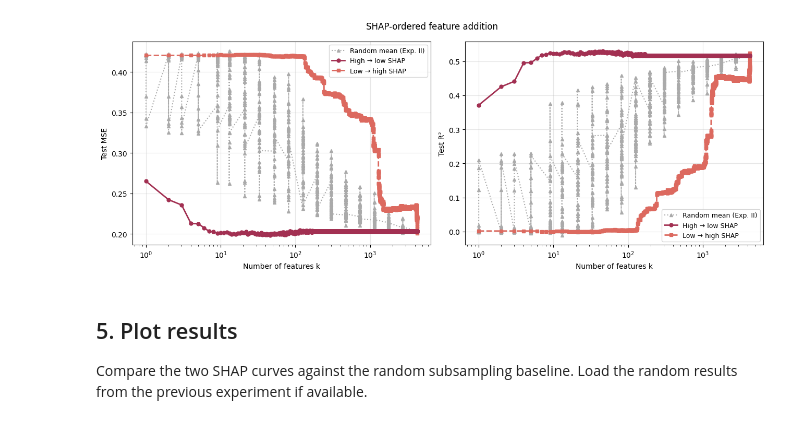
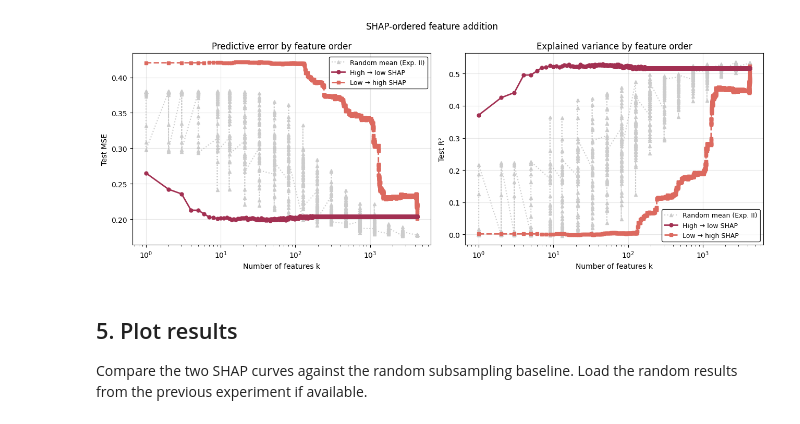
Before and after one commit to OxfordDemSci/aleatoric-luck, a Jupyter notebook: notebooks/xgboost_shap.ipynb, the cells around one changed output. Saved outputs shown, nothing was run; the diff lists cells and outputs as text; code cells hidden in the pictures.

```diff
--- a/notebooks/xgboost_shap.ipynb
+++ b/notebooks/xgboost_shap.ipynb
@@ -29,0 +27,13 @@ plt.show()
+# %%
+imp = shap_importance.set_index("feature")["mean_abs_shap"].sort_values(ascending=False)
+
+fig, ax = plt.subplots(figsize=(6.5, 4))
+
+imp.head(10).sort_values().plot(kind="barh", ax=ax, color="#E8748A")
+ax.set_title("Top 10 features by mean |SHAP|")
+ax.set_xlabel("Mean |SHAP|")
+ax.set_ylabel("Features")
+
+plt.tight_layout()
+plt.savefig('../outputs/figures/top_10_shap.pdf', format='pdf', bbox_inches='tight')
+plt.show()
@@ -47,42 +59,44 @@ df_lth = df_shap[df_shap["direction"] == "low_to_high"].sort_values("k")
 colors = {
     "high_to_low": "#A23052",
     "low_to_high": "#DC695F",
-    "random": "#AAAAAA",
+    "random": "#CCCCCC",
 }
 
 fig, axes = plt.subplots(1, 2, figsize=(13, 5))
 
-for ax, metric, ylabel in zip(axes, ["mse", "r2"], ["Test MSE", "Test R²"]):
+for ax, metric, ylabel, title in zip(axes, ["mse", "r2"], ["Test MSE", "Test R²"], ["Predictive error by feature order", "Explained variance by feature order"]):
     if df_rand is not None:
         rand_col = f"mean_{metric}" if f"mean_{metric}" in df_rand.columns else metric
         if rand_col in df_rand.columns:
             ax.plot(
                 df_rand["k"], df_rand[rand_col],
                 color=colors["random"], linewidth=1.5, linestyle=":", marker="^", markersize=4,
                 label="Random mean (Exp. II)", zorder=1
             )
 
     ax.plot(df_htl["k"], df_htl[metric],
             color=colors["high_to_low"], linewidth=2,
             marker="o", markersize=5,
             label="High → low SHAP", zorder=3)
 
     ax.plot(df_lth["k"], df_lth[metric],
             color=colors["low_to_high"], linewidth=2,
             linestyle="--", marker="s", markersize=5,
             label="Low → high SHAP", zorder=2)
 
     ax.set_xscale("log")
     ax.set_xlabel("Number of features k")
     ax.set_ylabel(ylabel)
+    ax.set_title(title)
     ax.grid(True, alpha=0.3)
-    ax.legend(fontsize=9)
+    ax.legend(fontsize=9, edgecolor='k')
 
 plt.suptitle("SHAP-ordered feature addition")
 plt.tight_layout()
+plt.savefig("../outputs/figures/shap_ordered_add.pdf", format='pdf', bbox_inches='tight')
 plt.show()
 # %% [output]
-[figure, old version]
+[figure, new version]
 # %% [markdown]
 ## 5. Plot results
 
```
Also changed, not shown: parts of 2 cells of this notebook, 6 other files.
